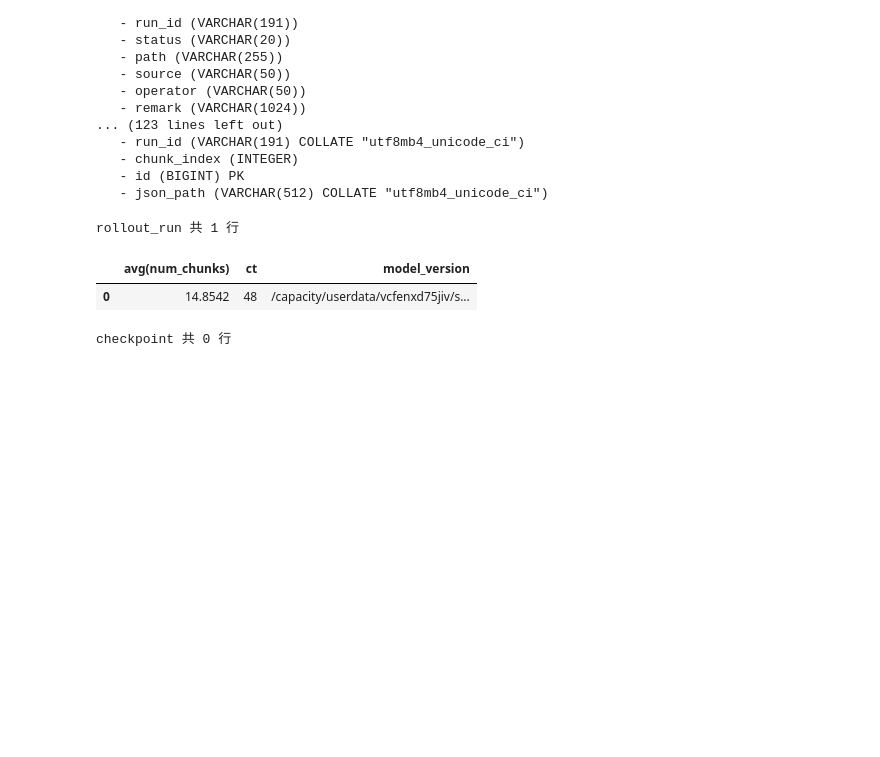
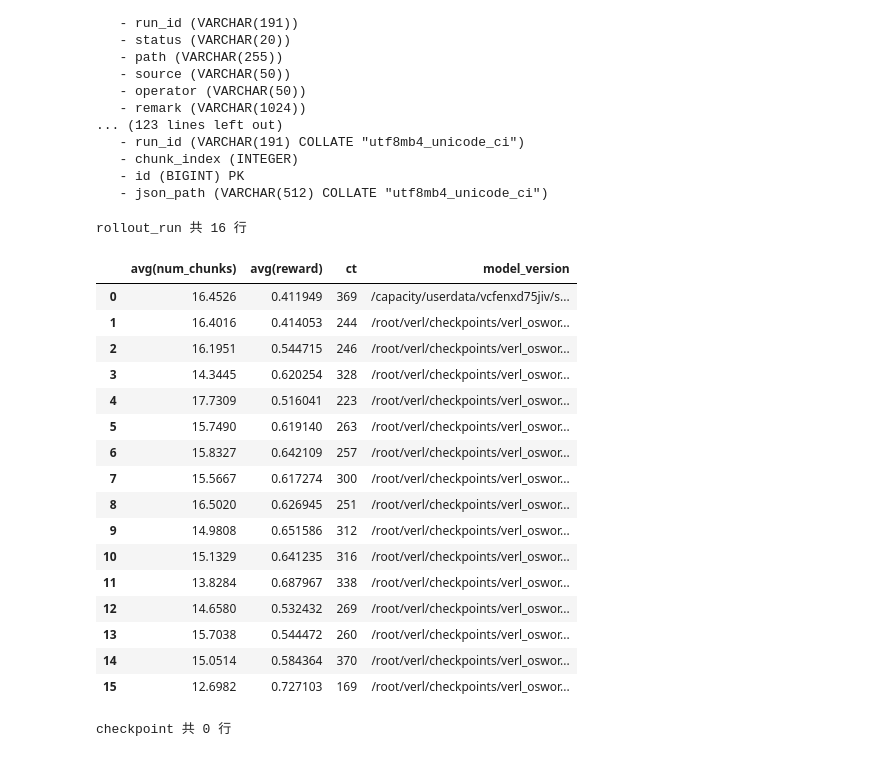
Before and after one commit to Computer-use-agents/dart-gui, a Jupyter notebook: rollouter/scripts/test_mysql.ipynb, the cells around one changed output. Saved outputs shown, nothing was run; the diff lists cells and outputs as text; code cells hidden in the pictures; blank space fills up the shorter version.

```diff
--- a/rollouter/scripts/test_mysql.ipynb
+++ b/rollouter/scripts/test_mysql.ipynb
@@ -54,18 +54,33 @@ for tbl in metadata.sorted_tables:
    - id (BIGINT) PK
    - json_path (VARCHAR(512) COLLATE "utf8mb4_unicode_ci")
 # %%
-# run_id="results/pass16_20250901_train15_pass16_gpu2_env20_vllm_logp_maxstep15"# results/test_for_train_instruction
-run_id="results/pass8_20250913_trainset152_gpu6_env58_vllm_logp_maxstep30_node2"
+run_id="results/ablation_pass8_20250920_trainset45_gpu2_env20_vllm_logp_maxstep30_osworld_new"
 with engine.connect() as conn:
-    result = conn.execute(text(f"SELECT count(*) ct, avg(num_chunks), model_version FROM `rollout_run` where run_id='{run_id}' group by model_version"))
+    result = conn.execute(text(f"SELECT count(*) ct, avg(num_chunks), avg(reward), model_version FROM `rollout_run` where run_id='{run_id}' group by model_version"))
     rows = result.mappings().all()   # list[dict]，便于后续处理
 print(f"rollout_run 共 {len(rows)} 行")
+
 # 可选：转成 DataFrame 方便查看
 import pandas as pd; pd.DataFrame(rows)
 # %% [output]
-rollout_run 共 1 行
+rollout_run 共 16 行
-|  | avg(num_chunks) | ct | model_version |
-| 0 | 14.8542 | 48 | /capacity/userdata/vcfenxd75jiv/s... |
+|  | avg(num_chunks) | avg(reward) | ct | model_version |
+| 0 | 16.4526 | 0.411949 | 369 | /capacity/userdata/vcfenxd75jiv/s... |
+| 1 | 16.4016 | 0.414053 | 244 | /root/verl/checkpoints/verl_oswor... |
+| 2 | 16.1951 | 0.544715 | 246 | /root/verl/checkpoints/verl_oswor... |
+| 3 | 14.3445 | 0.620254 | 328 | /root/verl/checkpoints/verl_oswor... |
+| 4 | 17.7309 | 0.516041 | 223 | /root/verl/checkpoints/verl_oswor... |
+| 5 | 15.7490 | 0.619140 | 263 | /root/verl/checkpoints/verl_oswor... |
+| 6 | 15.8327 | 0.642109 | 257 | /root/verl/checkpoints/verl_oswor... |
+| 7 | 15.5667 | 0.617274 | 300 | /root/verl/checkpoints/verl_oswor... |
+| 8 | 16.5020 | 0.626945 | 251 | /root/verl/checkpoints/verl_oswor... |
+| 9 | 14.9808 | 0.651586 | 312 | /root/verl/checkpoints/verl_oswor... |
+| 10 | 15.1329 | 0.641235 | 316 | /root/verl/checkpoints/verl_oswor... |
+| 11 | 13.8284 | 0.687967 | 338 | /root/verl/checkpoints/verl_oswor... |
+| 12 | 14.6580 | 0.532432 | 269 | /root/verl/checkpoints/verl_oswor... |
+| 13 | 15.7038 | 0.544472 | 260 | /root/verl/checkpoints/verl_oswor... |
+| 14 | 15.0514 | 0.584364 | 370 | /root/verl/checkpoints/verl_oswor... |
+| 15 | 12.6982 | 0.727103 | 169 | /root/verl/checkpoints/verl_oswor... |
 # %%
 # results/pass16_20250901_train15_pass16_gpu2_env20_vllm_logp_maxstep15
 
```
Also changed, not shown: 4 other files.
